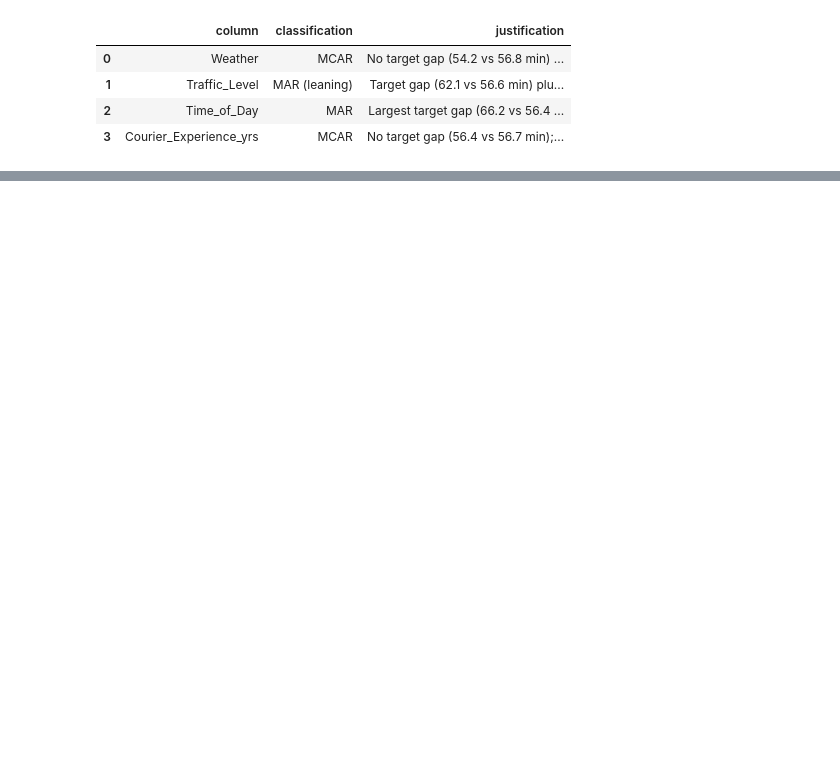
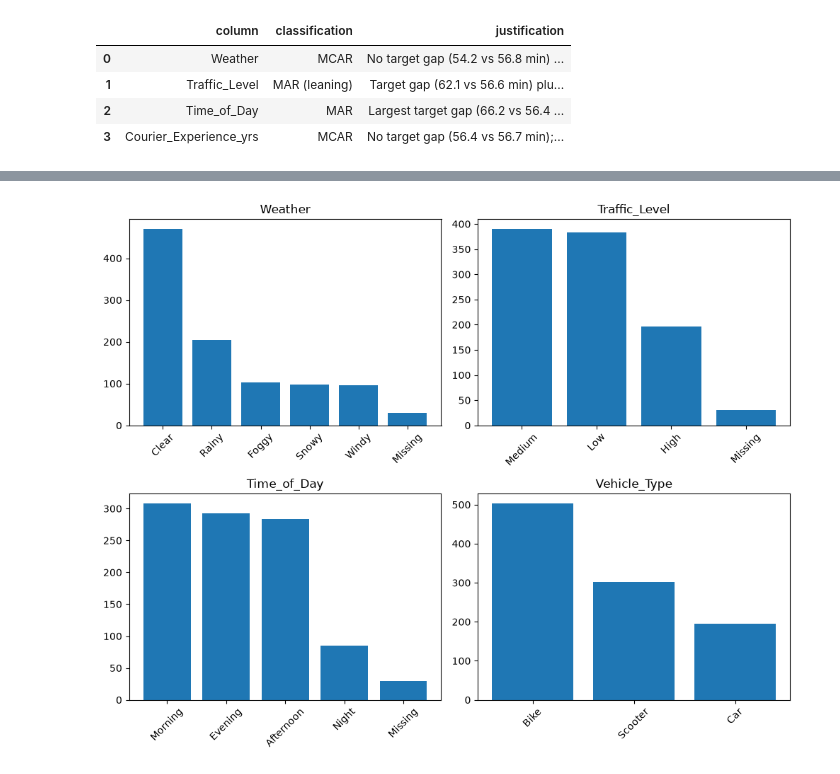
Before and after one commit to felo9015/food_delivery_time_prediction, a Jupyter notebook: notebooks/eda_exploration.ipynb, the cells around one changed output, grey strips where cells are left out. Saved outputs shown, nothing was run; the diff lists cells and outputs as text; code cells hidden in the pictures; blank space fills up the shorter version.

```diff
--- a/notebooks/eda_exploration.ipynb
+++ b/notebooks/eda_exploration.ipynb
@@ -273,0 +302,13 @@ pd.DataFrame([
+# %%
+cat_cols = ["Weather", "Traffic_Level", "Time_of_Day", "Vehicle_Type"]
+
+fig, axes = plt.subplots(2, 2, figsize=(10, 8))
+for ax, c in zip(axes.flat, cat_cols):
+    counts = df[c].fillna("Missing").value_counts()
+    ax.bar(counts.index, counts.values)
+    ax.set_title(c)
+    ax.tick_params(axis="x", rotation=45)
+plt.tight_layout()
+plt.show()
+# %% [output]
+[figure, added]
```
Also changed, not shown: parts of 26 cells of this notebook, 1 other file.
